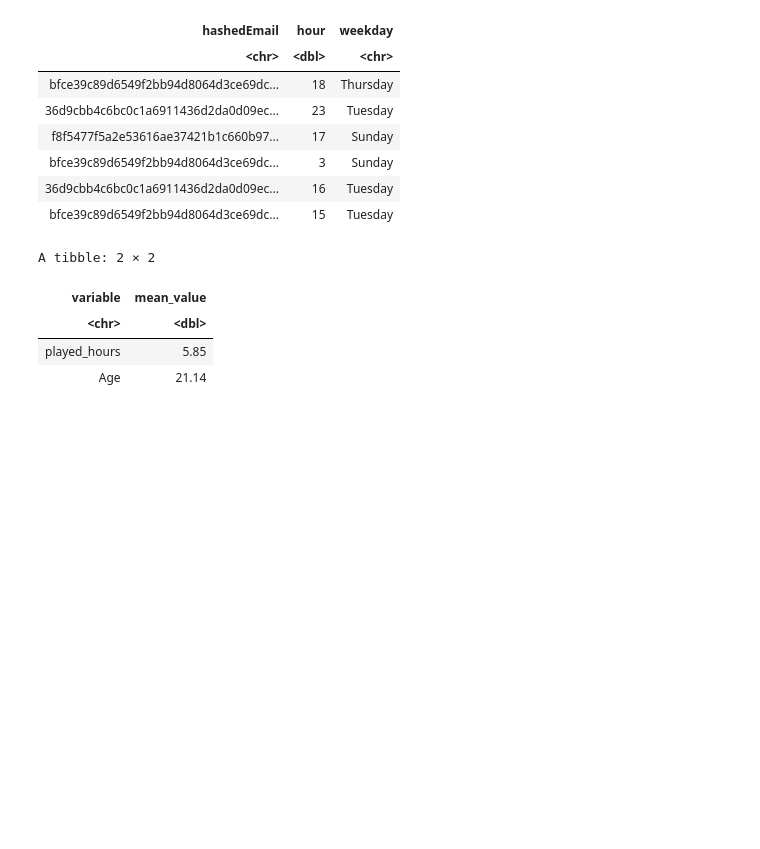
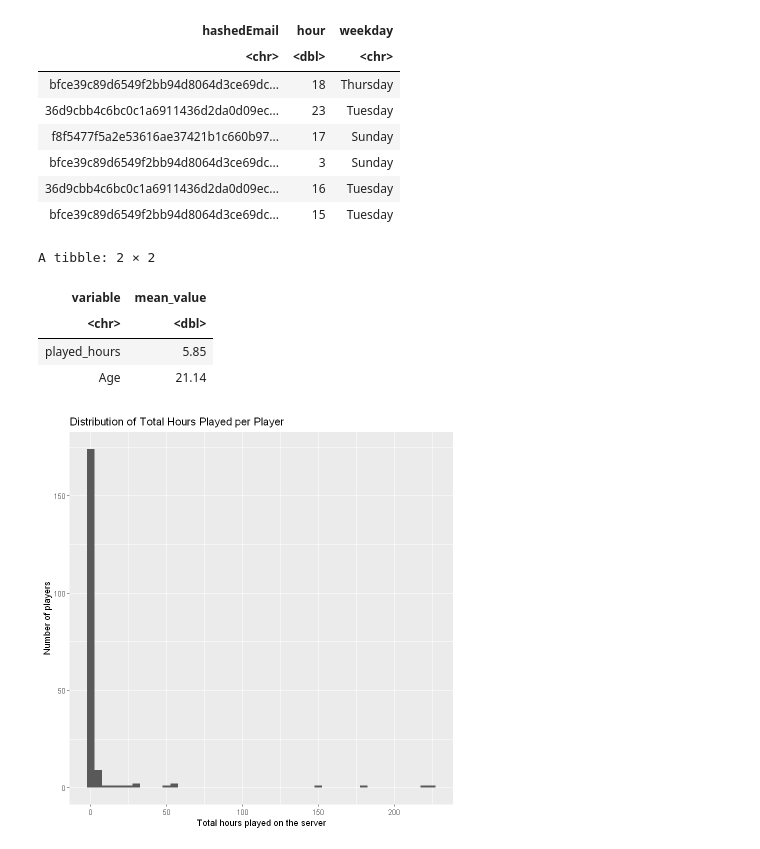
Before and after one commit to mansehajrandhawa/Data-Science-Project, a Jupyter notebook: planning.ipynb, the cells around one changed output. Saved outputs shown, nothing was run; the diff lists cells and outputs as text; code cells hidden in the pictures; blank space fills up the shorter version.

Commit message:
Plots

```diff
--- a/planning.ipynb
+++ b/planning.ipynb
@@ -124,3 +124,13 @@ A tibble: 2 × 2
 | <chr> | <dbl> |
 | played_hours | 5.85 |
 | Age | 21.14 |
+# %%
+ggplot(players_wrangled, aes(x = played_hours)) +
+  geom_histogram(binwidth = 5) +
+  labs(
+    title = "Distribution of Total Hours Played per Player",
+    x = "Total hours played on the server",
+    y = "Number of players"
+  )
+# %% [output]
+[figure, added]
```
Also changed, not shown: parts of 2 cells of this notebook.
